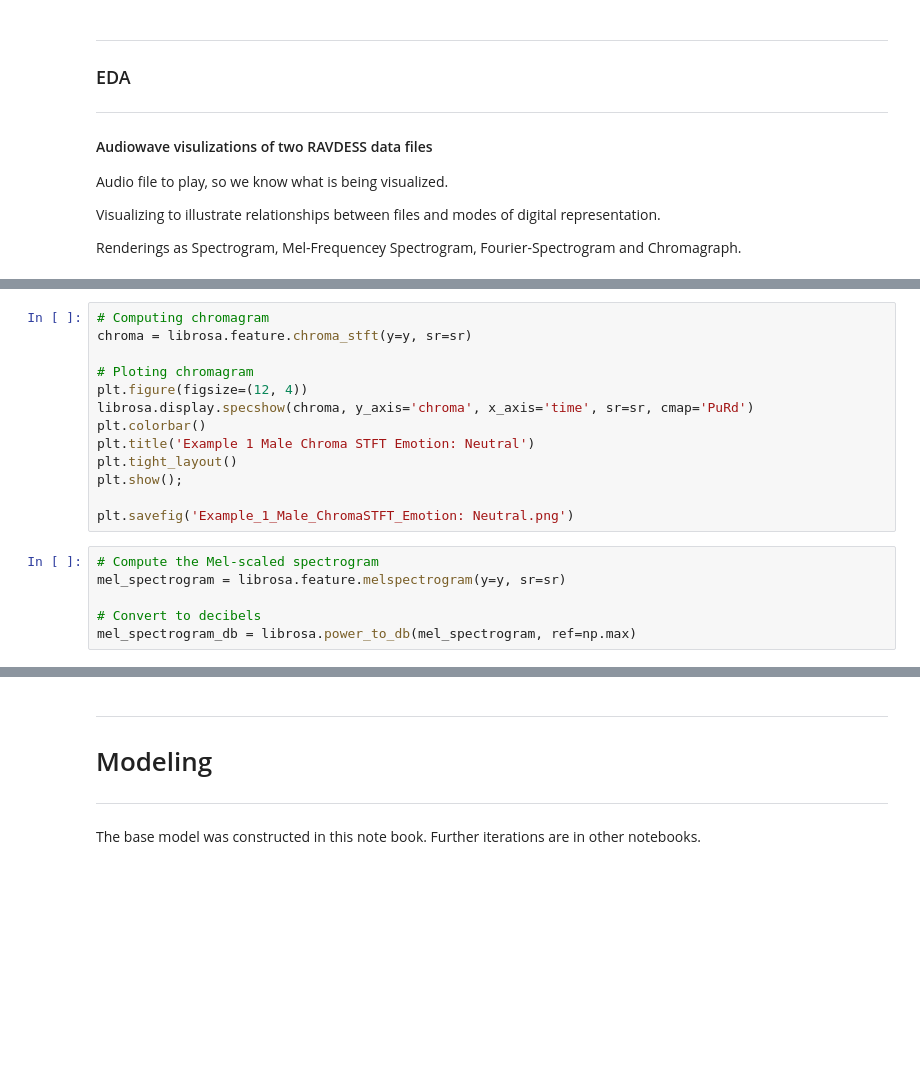
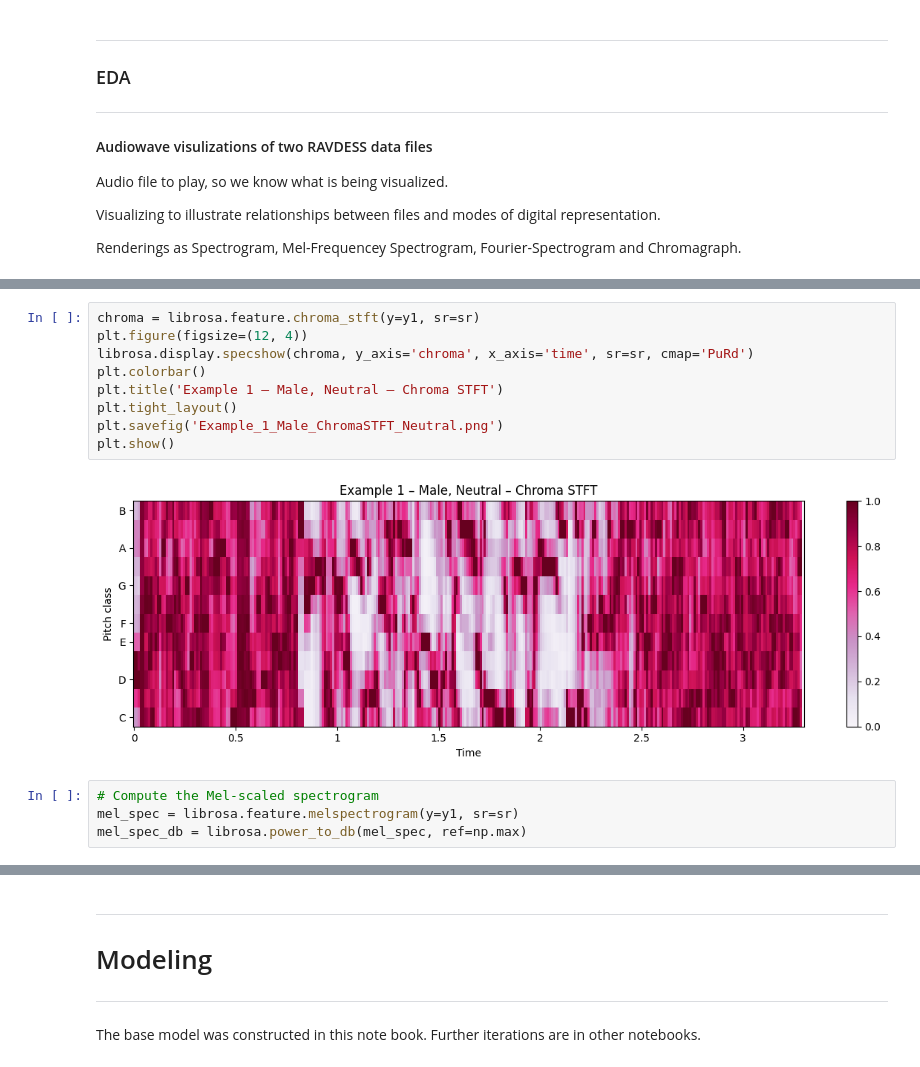
Before and after one commit to AugustAllYear/Emotion-Voice-Recognition, a Jupyter notebook: 01_EDA_Dataset_prep_firstModel.ipynb, the cells around one changed output, grey strips where cells are left out. Cells and saved outputs as stored; diff of their text form; blank space fills up the shorter version.

```diff
--- a/01_EDA_Dataset_prep_firstModel.ipynb
+++ b/01_EDA_Dataset_prep_firstModel.ipynb
@@ -111,21 +111,17 @@ plt.savefig('Example_1_Male_Spectrogram_Emotion: Neutral.png')
 # %%
-# Computing chromagram
-chroma = librosa.feature.chroma_stft(y=y, sr=sr)
-
-# Ploting chromagram
+chroma = librosa.feature.chroma_stft(y=y1, sr=sr)
 plt.figure(figsize=(12, 4))
 librosa.display.specshow(chroma, y_axis='chroma', x_axis='time', sr=sr, cmap='PuRd')
 plt.colorbar()
-plt.title('Example 1 Male Chroma STFT Emotion: Neutral')
+plt.title('Example 1 – Male, Neutral – Chroma STFT')
 plt.tight_layout()
-plt.show();
-
-plt.savefig('Example_1_Male_ChromaSTFT_Emotion: Neutral.png')
+plt.savefig('Example_1_Male_ChromaSTFT_Neutral.png')
+plt.show()
+# %% [output]
+[figure, added]
 # %%
 # Compute the Mel-scaled spectrogram
-mel_spectrogram = librosa.feature.melspectrogram(y=y, sr=sr)
-
-# Convert to decibels
-mel_spectrogram_db = librosa.power_to_db(mel_spectrogram, ref=np.max)
+mel_spec = librosa.feature.melspectrogram(y=y1, sr=sr)
+mel_spec_db = librosa.power_to_db(mel_spec, ref=np.max)
 # %%
 plt.figure(figsize=(10, 4))
```
Also changed, not shown: parts of 68 cells of this notebook, 28 other files.
